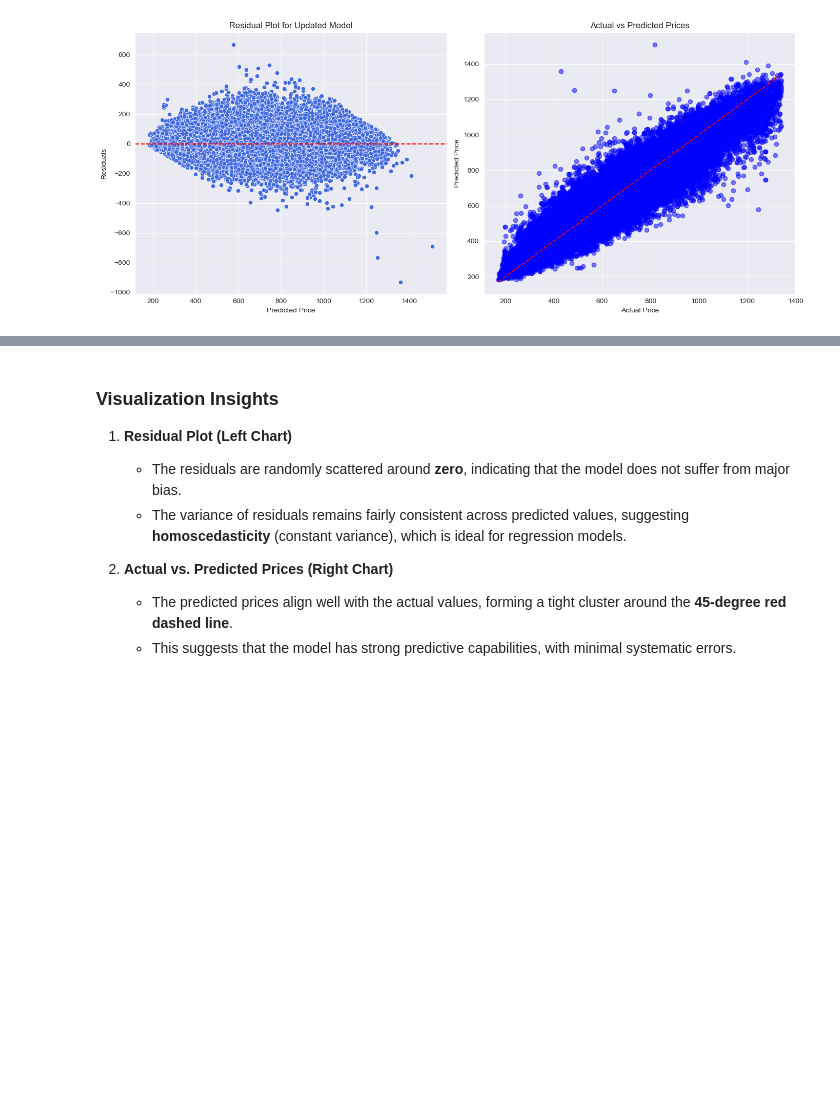
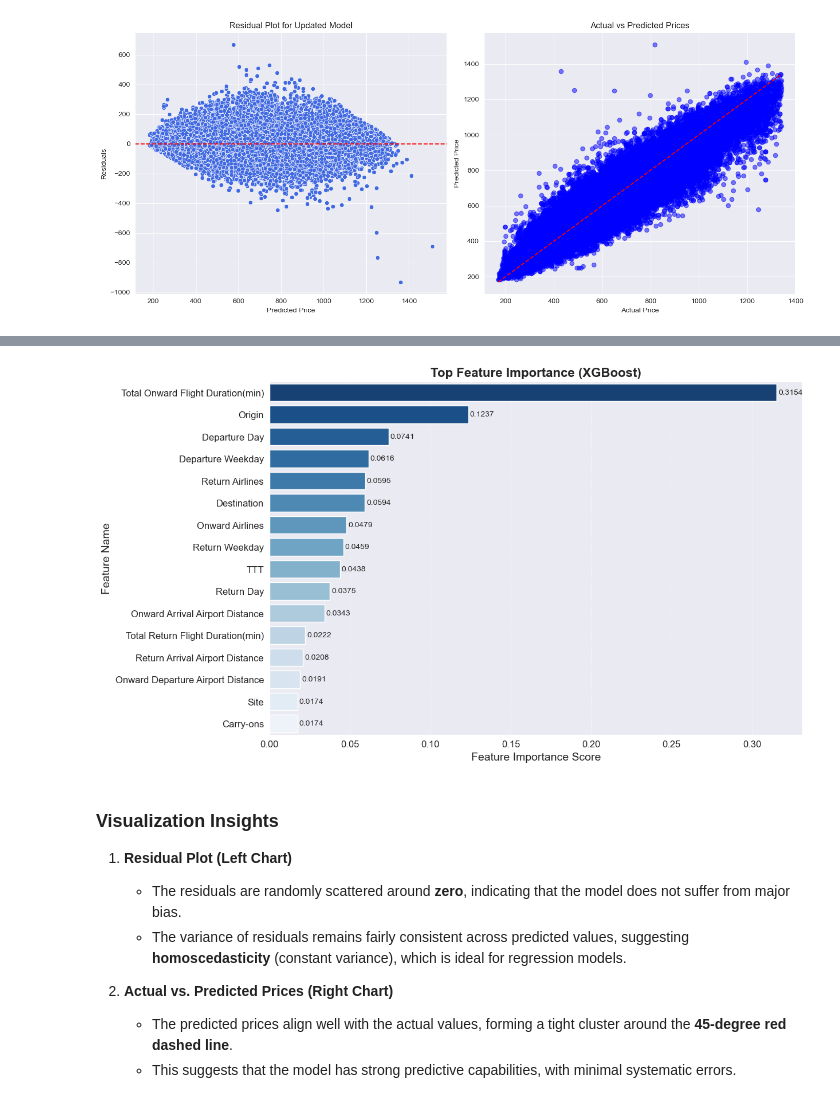
Before and after one commit to Andrian2024/DSProject-Flights, a Jupyter notebook: Algo4-Andrian-Flights_XGBOOST.ipynb, the cells around one changed output, grey strips where cells are left out. Saved outputs shown, nothing was run; the diff lists cells and outputs as text; code cells hidden in the pictures; blank space fills up the shorter version.

Commit message:
Updated XGBOOST

```diff
--- a/Algo4-Andrian-Flights_XGBOOST.ipynb
+++ b/Algo4-Andrian-Flights_XGBOOST.ipynb
@@ -580,3 +580,26 @@ plt.tight_layout()
 plt.show()
 # %% [output]
 [figure]
+# %%
+xgb.fit(X_train, y_train)
+importance_df = pd.DataFrame({"Feature": X_train.columns, "Importance": xgb.feature_importances_})
+
+# Sort by importance and keep the top 15 features
+importance_df = importance_df.sort_values(by="Importance", ascending=False).tail(50)
+
+# Create the plot
+plt.figure(figsize=(12, 8))
+sns.barplot(x="Importance", y="Feature", data=importance_df, palette="Blues_r")
+ax = sns.barplot(x="Importance", y="Feature", data=importance_df, palette="Blues_r")
+for index, value in enumerate(importance_df["Importance"]):
+    ax.text(value + 0.001, index, f"{value:.4f}", va="center", fontsize=10)
+# Beautify the plot
+plt.xlabel("Feature Importance Score", fontsize=14)
+plt.ylabel("Feature Name", fontsize=14)
+plt.title("Top Feature Importance (XGBoost)", fontsize=16, fontweight="bold")
+plt.xticks(fontsize=12)
+plt.yticks(fontsize=12)
+plt.grid(axis="x", linestyle="--", alpha=0.7)
+
+plt.show()
+# %% [output]
@@ -583,3 +607,4 @@ plt.show()
+[figure, added]
 # %% [markdown]
 ### **Visualization Insights**
 1. **Residual Plot (Left Chart)**
```
Also changed, not shown: parts of 2 cells of this notebook, 1 other file.
